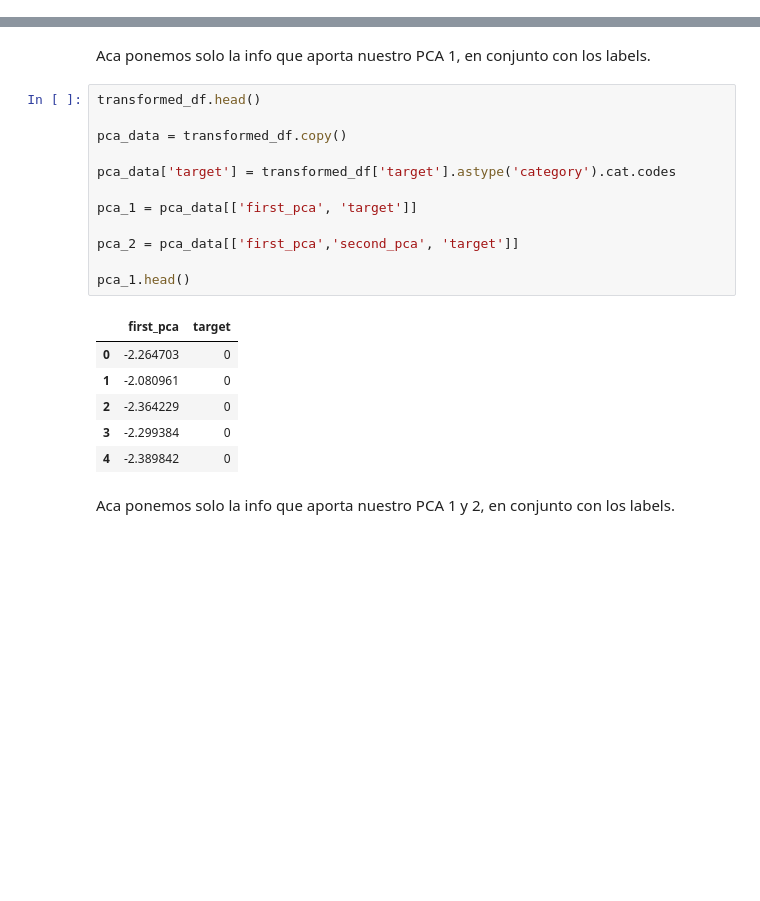
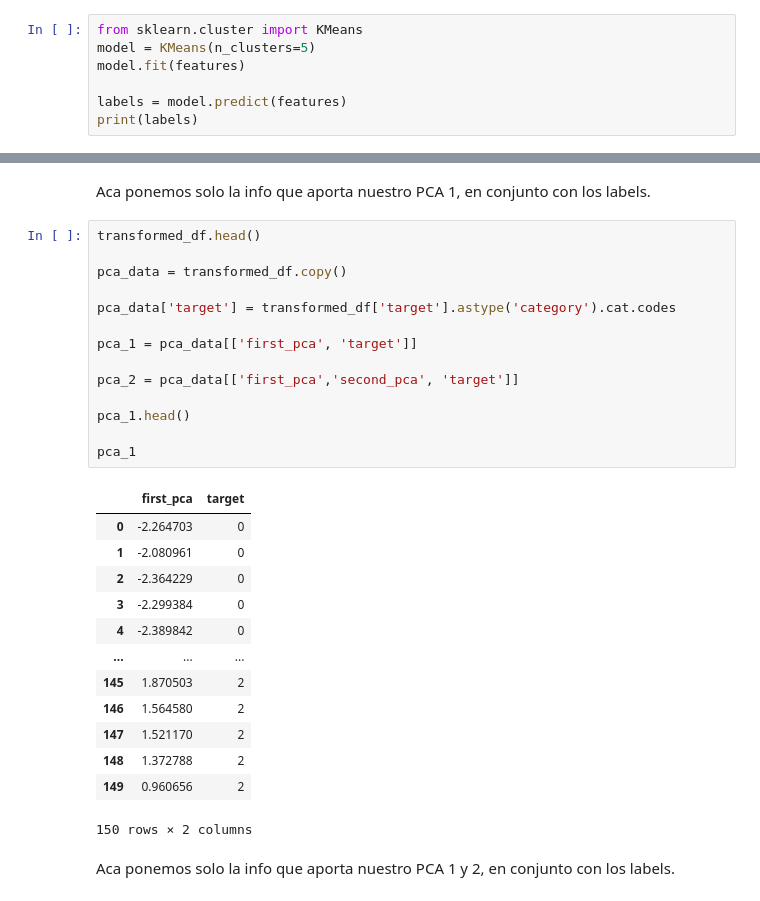
Before and after one commit to maicobernal/clases_unl, a Jupyter notebook: 03_ML_Unsupervised.ipynb, the cells around one changed output, grey strips where cells are left out. Cells and saved outputs as stored; diff of their text form; blank space fills up the shorter version.

```diff
--- a/03_ML_Unsupervised.ipynb
+++ b/03_ML_Unsupervised.ipynb
@@ -135,3 +135,10 @@ features.head()
 | 2 | 4.7 | 3.2 | 1.3 | 0.2 |
 | 3 | 4.6 | 3.1 | 1.5 | 0.2 |
 | 4 | 5.0 | 3.6 | 1.4 | 0.2 |
+# %%
+from sklearn.cluster import KMeans
+model = KMeans(n_clusters=5)
+model.fit(features)
+
+labels = model.predict(features)
+print(labels)
@@ -739,22 +840,31 @@ Aca ponemos solo la info que aporta nuestro PCA 1, en conjunto con los labels.
 # %%
 transformed_df.head()
 
 pca_data = transformed_df.copy()
 
 pca_data['target'] = transformed_df['target'].astype('category').cat.codes
 
 pca_1 = pca_data[['first_pca', 'target']]
 
 pca_2 = pca_data[['first_pca','second_pca', 'target']]
 
 pca_1.head()
+
+pca_1
 # %% [output]
 |  | first_pca | target |
 | 0 | -2.264703 | 0 |
 | 1 | -2.080961 | 0 |
 | 2 | -2.364229 | 0 |
 | 3 | -2.299384 | 0 |
 | 4 | -2.389842 | 0 |
+| ... | ... | ... |
+| 145 | 1.870503 | 2 |
+| 146 | 1.564580 | 2 |
+| 147 | 1.521170 | 2 |
+| 148 | 1.372788 | 2 |
+| 149 | 0.960656 | 2 |
+150 rows × 2 columns
 # %% [markdown]
 Aca ponemos solo la info que aporta nuestro PCA 1 y 2, en conjunto con los labels.
 # %%
```
Also changed, not shown: parts of 13 cells of this notebook, 3 other files.
